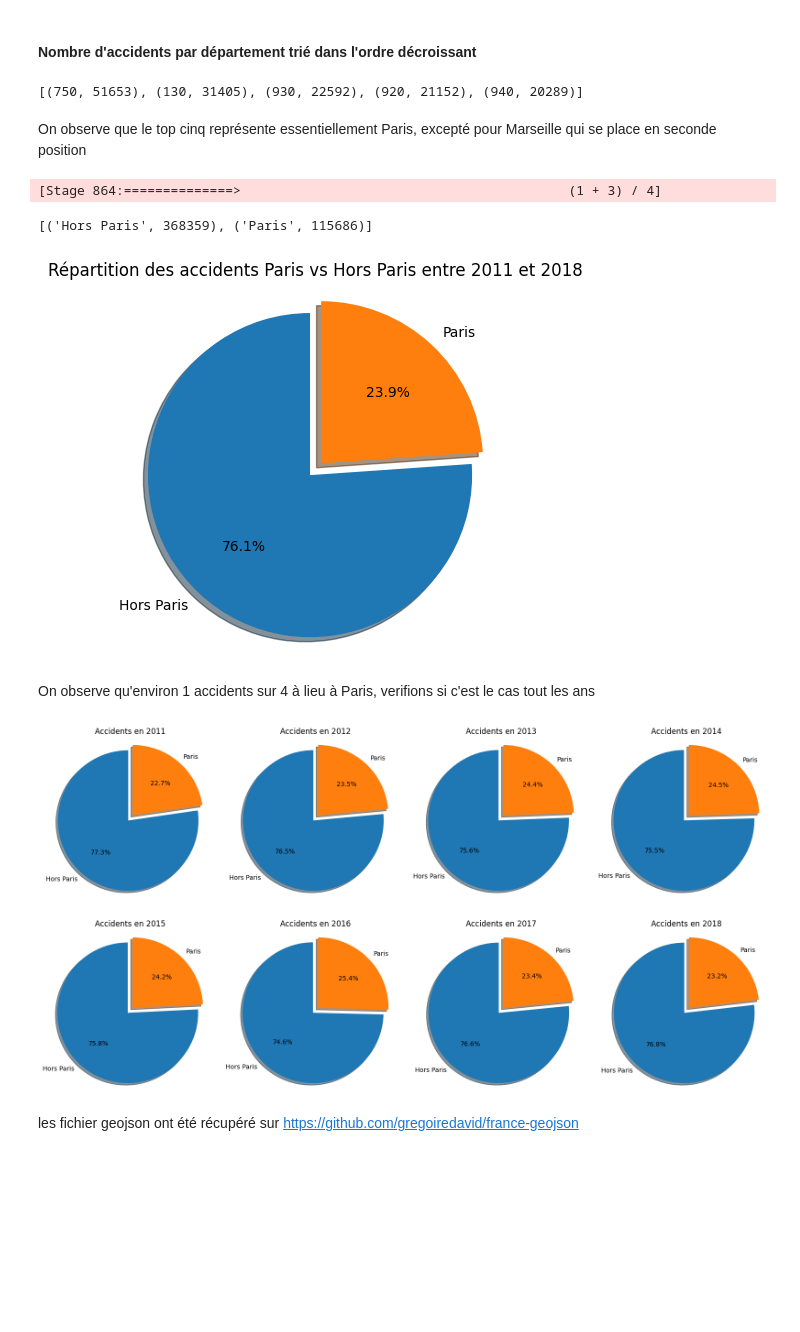
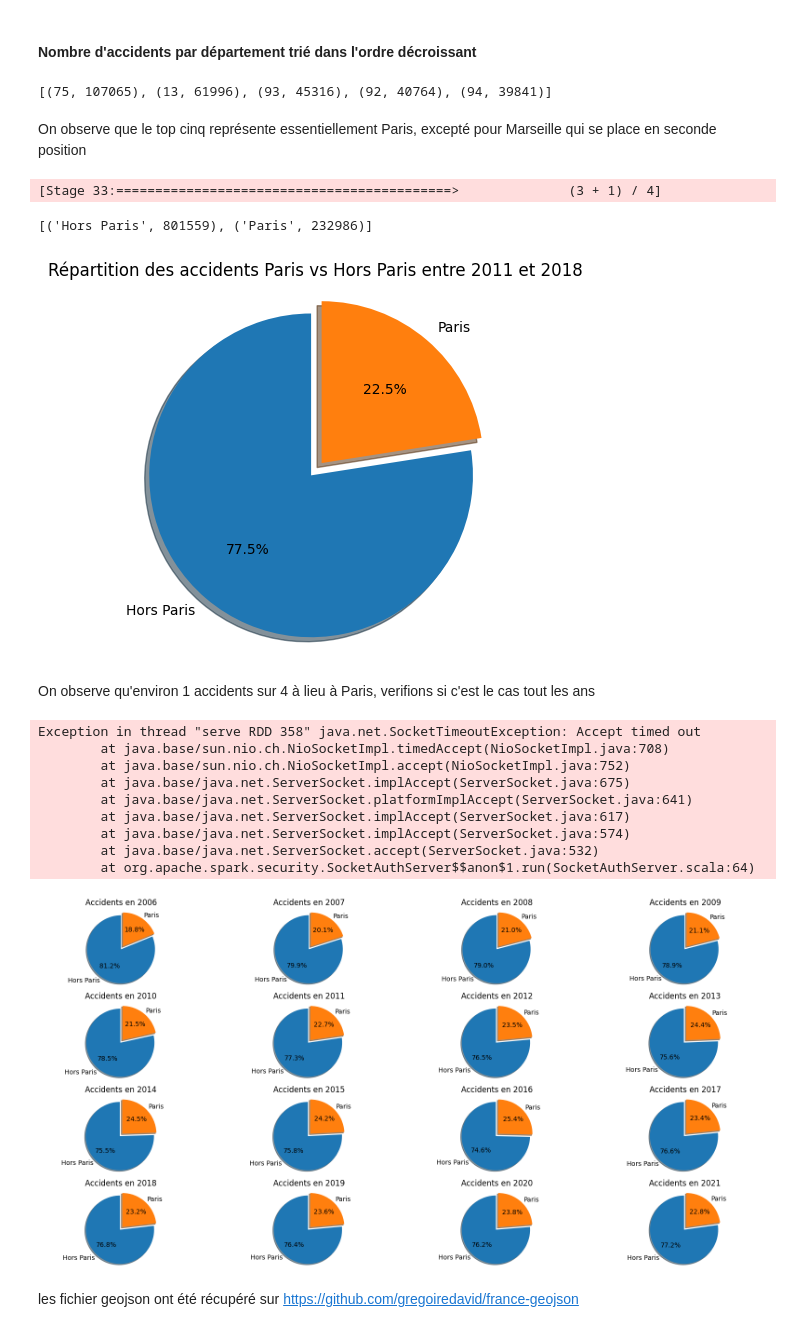
Before and after one commit to itasli/accidents-circulation-routiere, a Jupyter notebook: main.ipynb, the cells around one changed output. Drawn from its saved outputs; the diff is of its cells as text; code cells hidden in the pictures; blank space fills up the shorter version.

```diff
--- a/main.ipynb
+++ b/main.ipynb
@@ -82,8 +85,7 @@ schema_lieux = StructType([
 ### Création des dataframes
 # %%
 # On supprime la colonne adr contenant des chaînes de caractères avec un encodage pouvant poser problème
-caracteristiques = spark.read.options(header=True, delimiter=",").schema(schema_caracteristiques).csv("./accidents/carac.txt")
-#caracteristiques = caracteristiques.drop('adr')
+caracteristiques = spark.read.options(header=True, delimiter=",").schema(schema_caracteristiques).csv("./accidents/caracteristiques*.csv")
 
 vehicules = spark.read.options(header=True, delimiter=",").schema(schema_vehicules).csv("./accidents/vehicules*.csv")
 
@@ -226,7 +234,7 @@ plt.show()
 
 caracteristiques_rdd.map(lambda x: (x.dep, 1)).reduceByKey(lambda x, y: x + y).sortBy(lambda x: x[1], ascending=False).take(5)
 # %% [output]
-[(750, 51653), (130, 31405), (930, 22592), (920, 21152), (940, 20289)]
+[(75, 107065), (13, 61996), (93, 45316), (92, 40764), (94, 39841)]
 # %% [markdown]
 On observe que le top cinq représente essentiellement Paris, excepté pour Marseille qui se place en seconde position
 # %%
@@ -234,7 +242,7 @@ On observe que le top cinq représente essentiellement Paris, excepté pour Mars
 # puis reduceByKey pour compter le nombre d'accidents par departement
 # enfin collect pour afficher les résultats
 
-k = caracteristiques_rdd.map(lambda x: ("Paris" if x.dep in [750, 940, 920, 930] else "Hors Paris", 1)).reduceByKey(lambda x, y: x + y).collect()
+k = caracteristiques_rdd.map(lambda x: ("Paris" if x.dep in [75, 94, 92, 93] else "Hors Paris", 1)).reduceByKey(lambda x, y: x + y).collect()
 print(k)
 
 labels = [x[0] for x in k]
@@ -248,26 +256,35 @@ ax1.title.set_text("Répartition des accidents Paris vs Hors Paris entre 2011 et
 
 plt.show()
 # %% [output]
-[Stage 864:==============>                                          (1 + 3) / 4]
+[Stage 33:===========================================>              (3 + 1) / 4]
-[('Hors Paris', 368359), ('Paris', 115686)]
+[('Hors Paris', 801559), ('Paris', 232986)]
-[figure, old version]
+[figure, new version]
 # %% [markdown]
 On observe qu'environ 1 accidents sur 4 à lieu à Paris, verifions si c'est le cas tout les ans
 # %%
-# create a subplot with 2 rows and 4 columns
-fig, ax = plt.subplots(2, 4, figsize=(20, 10))
+# create a subplot with 4 rows and 4 columns
+fig, ax = plt.subplots(4, 4, figsize=(20, 10))
 
-# on plot un camembert du nombre d'accidents à Paris et hors Paris pour chaque année entre 2011 et 2018
-for i in range(11, 19):
-    k = caracteristiques_rdd.filter(lambda x: x.an == i).map(lambda x: ("Paris" if x.dep in [750, 930, 940, 920] else "Hors Paris", 1)).reduceByKey(lambda x, y: x + y).collect()
-    labels = k[0][0], k[1][0]
-    sizes = k[0][1], k[1][1]
+# on plot un camembert du nombre d'accidents à Paris et hors Paris pour chaque année entre 2006 et 2021
+for i in range(6, 22):
+    k = caracteristiques_rdd.filter(lambda x: x.an == i).map(lambda x: ("Paris" if x.dep in [75, 94, 92, 93] else "Hors Paris", 1)).reduceByKey(lambda x, y: x + y).collect()
+    labels = [x[0] for x in k]
+    sizes = [x[1] for x in k]
     explode = (0, 0.1)  # permet de faire ressortir la part "Autres"
-    ax[int((i-11)/4)][(i-11)%4].pie(sizes, explode=explode, labels=labels, autopct='%1.1f%%', shadow=True, startangle=90)
-    ax[int((i-11)/4)][(i-11)%4].axis('equal')
-    ax[int((i-11)/4)][(i-11)%4].set_title(f"Accidents en {i+2000}")
+    ax[int((i-6)/4)][(i-6)%4].pie(sizes, explode=explode, labels=labels, autopct='%1.1f%%', shadow=True, startangle=90)
+    ax[int((i-6)/4)][(i-6)%4].axis('equal')
+    ax[int((i-6)/4)][(i-6)%4].set_title(f"Accidents en {i+2000}")
 # %% [output]
+Exception in thread "serve RDD 358" java.net.SocketTimeoutException: Accept timed out
+        at java.base/sun.nio.ch.NioSocketImpl.timedAccept(NioSocketImpl.java:708)
+        at java.base/sun.nio.ch.NioSocketImpl.accept(NioSocketImpl.java:752)
+        at java.base/java.net.ServerSocket.implAccept(ServerSocket.java:675)
+        at java.base/java.net.ServerSocket.platformImplAccept(ServerSocket.java:641)
+        at java.base/java.net.ServerSocket.implAccept(ServerSocket.java:617)
+        at java.base/java.net.ServerSocket.implAccept(ServerSocket.java:574)
+        at java.base/java.net.ServerSocket.accept(ServerSocket.java:532)
+        at org.apache.spark.security.SocketAuthServer$$anon$1.run(SocketAuthServer.scala:64)
-[figure, old version]
+[figure, new version]
 # %% [markdown]
 les fichier geojson ont été récupéré sur https://github.com/gregoiredavid/france-geojson
 # %%
```
Also changed, not shown: parts of 23 cells of this notebook.
